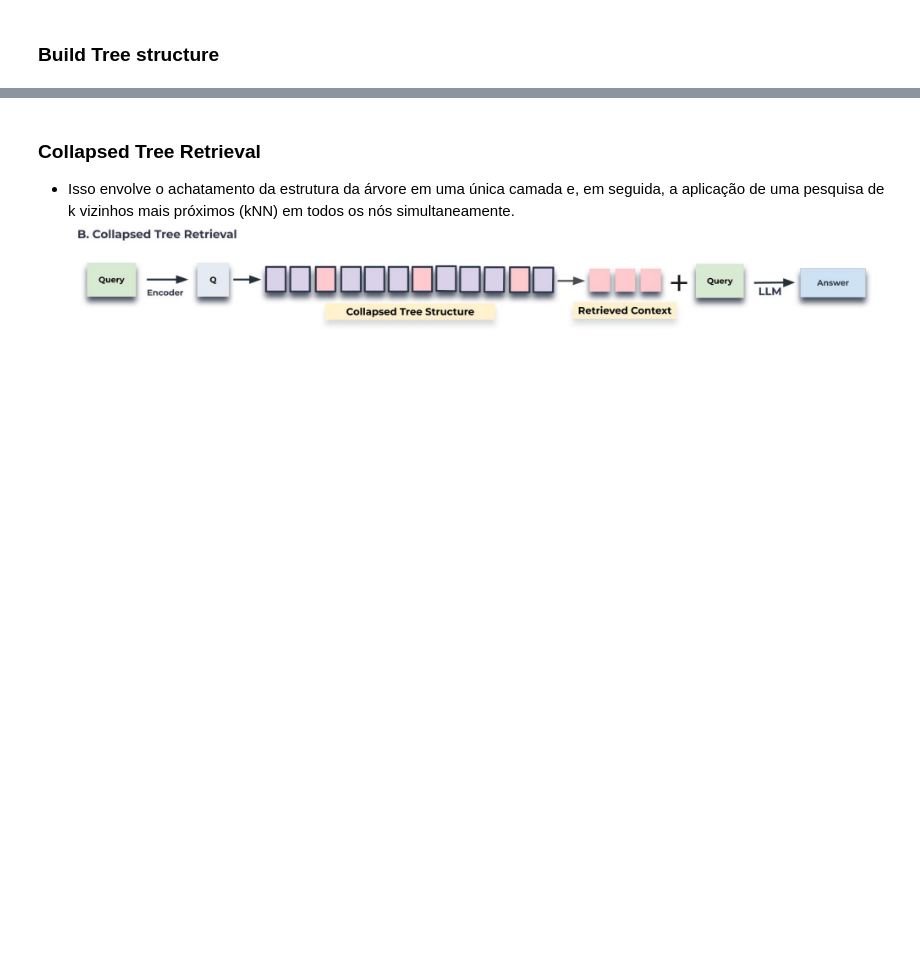
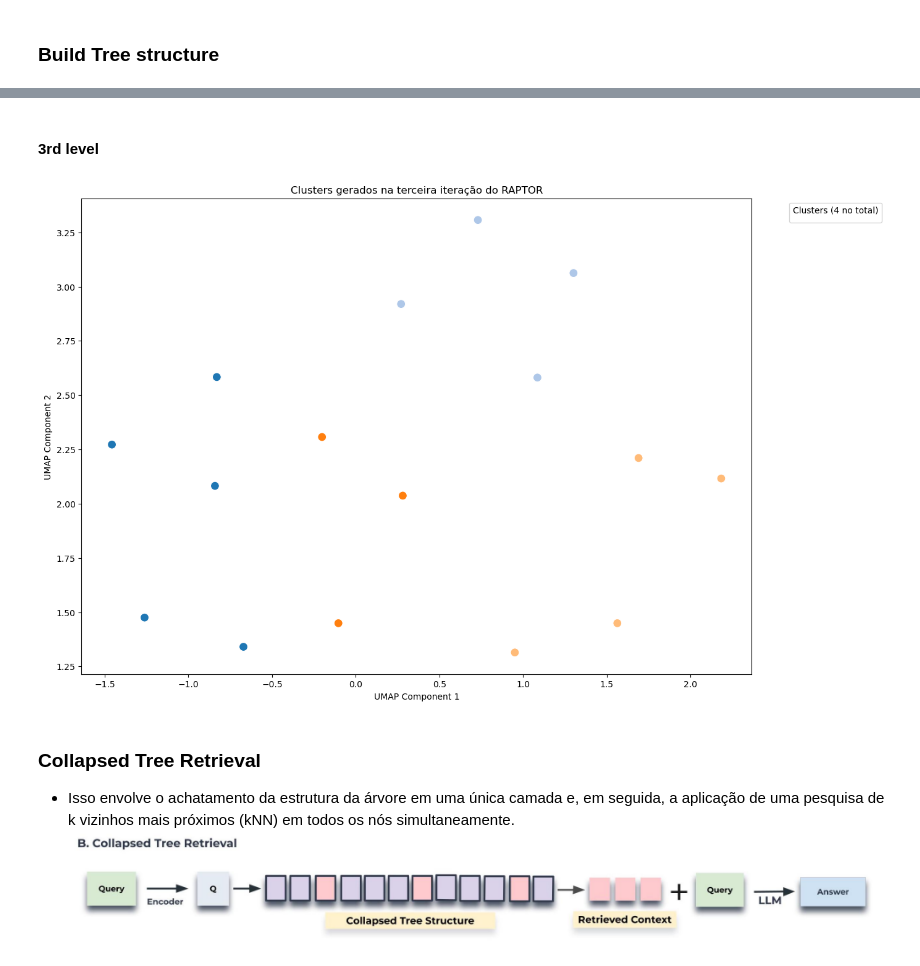
Before and after one commit to nathansouz4/TCC-Project, a Jupyter notebook: RAG_RAPTOR.ipynb, the cells around one changed output, grey strips where cells are left out. Cells and saved outputs as stored; diff of their text form; code cells hidden in the pictures; blank space fills up the shorter version.

```diff
--- a/RAG_RAPTOR.ipynb
+++ b/RAG_RAPTOR.ipynb
@@ -964,3 +767,10 @@ results = recursive_embed_cluster_summarize(texts_split, level=1, n_levels=4)
+# %% [markdown]
+#### 3rd level
+# %%
+df_clusters_level_3, _ = results[3]
+plot_clusters_umap(df_clusters_level_3, "Clusters gerados na terceira iteração do RAPTOR")
+# %% [output]
+[figure, added]
 # %% [markdown]
 ### Collapsed Tree Retrieval
 * Isso envolve o achatamento da estrutura da árvore em uma única camada e, em seguida, a aplicação de uma pesquisa de k vizinhos mais próximos (kNN) em todos os nós simultaneamente.
```
Also changed, not shown: parts of 113 cells of this notebook, 22 other files.
